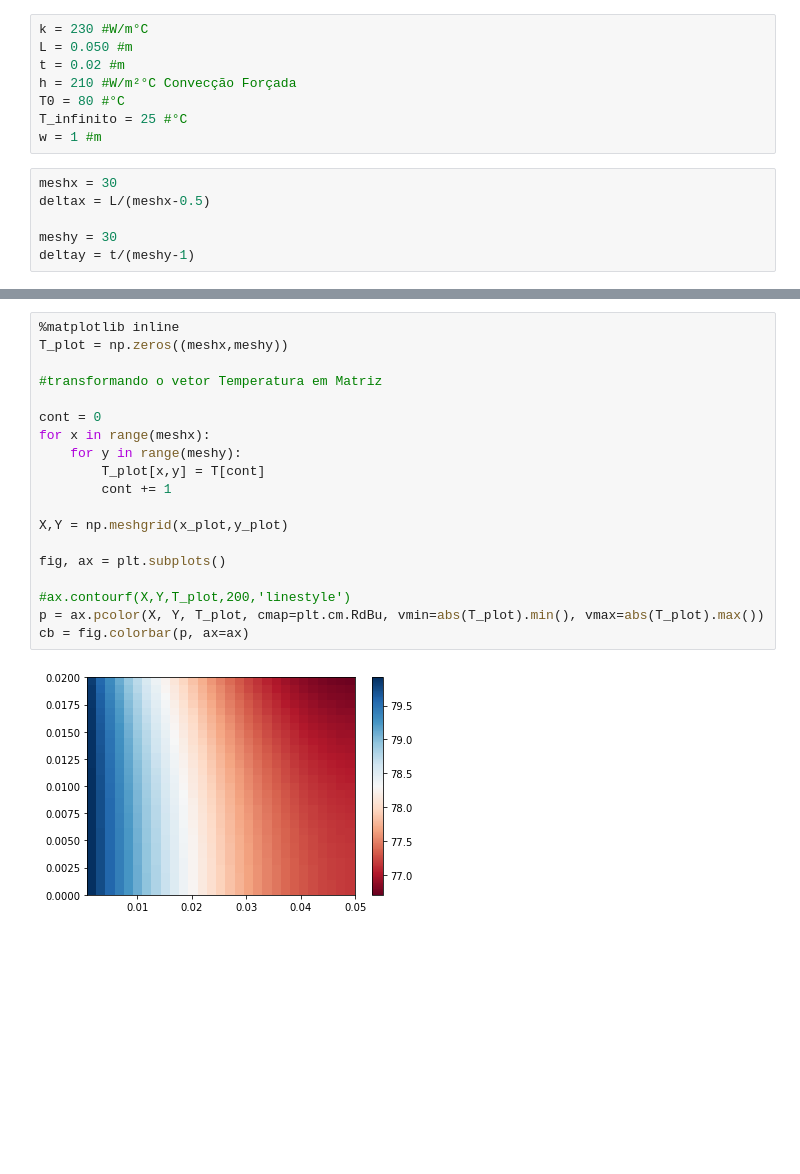
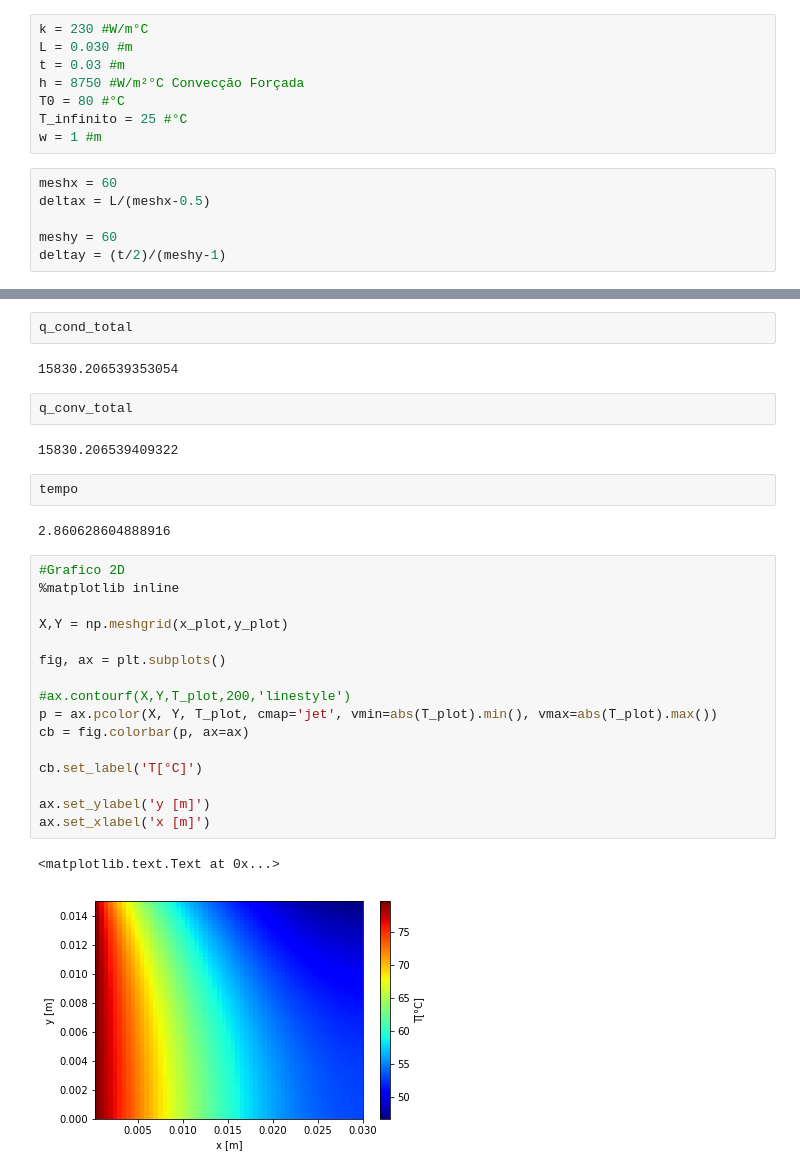
Before and after one commit to gusttavlang/TransComp, a Jupyter notebook: Trabalho 5/Trabalho 5 - Condução Bidimensional.ipynb, the cells around one changed output, grey strips where cells are left out. Saved outputs shown, nothing was run; the diff lists cells and outputs as text; blank space fills up the shorter version.

```diff
--- a/Trabalho 5/Trabalho 5 - Condução Bidimensional.ipynb
+++ b/Trabalho 5/Trabalho 5 - Condução Bidimensional.ipynb
@@ -8,17 +9,17 @@ import math
 # %%
 k = 230 #W/m°C
-L = 0.050 #m
-t = 0.02 #m
-h = 210 #W/m²°C Convecção Forçada
+L = 0.030 #m
+t = 0.03 #m
+h = 8750 #W/m²°C Convecção Forçada
 T0 = 80 #°C
 T_infinito = 25 #°C
 w = 1 #m
 # %%
-meshx = 30
+meshx = 60
 deltax = L/(meshx-0.5)
 
-meshy = 30
-deltay = t/(meshy-1)
+meshy = 60
+deltay = (t/2)/(meshy-1)
 # %%
 #Solução exata 1D
 
@@ -193,21 +207,31 @@ array([[ 79.97684077,  79.93059593,  79.88457148,  79.83891286,
+# %%
+q_cond_total
+# %% [output]
+15830.206539353054
+# %%
+q_conv_total
+# %% [output]
+15830.206539409322
+# %%
+tempo
+# %% [output]
+2.860628604888916
 # %%
+#Grafico 2D
 %matplotlib inline
-T_plot = np.zeros((meshx,meshy))
-
-#transformando o vetor Temperatura em Matriz
-
-cont = 0
-for x in range(meshx):
-    for y in range(meshy):
-        T_plot[x,y] = T[cont]
-        cont += 1
 
 X,Y = np.meshgrid(x_plot,y_plot)
 
 fig, ax = plt.subplots()
 
 #ax.contourf(X,Y,T_plot,200,'linestyle')
-p = ax.pcolor(X, Y, T_plot, cmap=plt.cm.RdBu, vmin=abs(T_plot).min(), vmax=abs(T_plot).max())
+p = ax.pcolor(X, Y, T_plot, cmap='jet', vmin=abs(T_plot).min(), vmax=abs(T_plot).max())
 cb = fig.colorbar(p, ax=ax)
+
+cb.set_label('T[°C]')
+
+ax.set_ylabel('y [m]')
+ax.set_xlabel('x [m]')
 # %% [output]
+<matplotlib.text.Text at 0x...>
-[figure, old version]
+[figure, new version]
```
Also changed, not shown: parts of 8 cells of this notebook, 3 other files.
